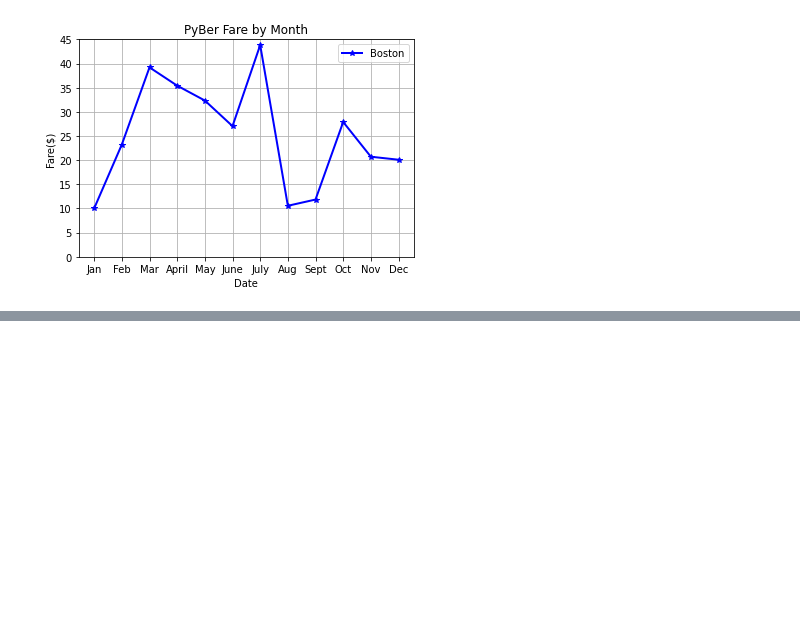
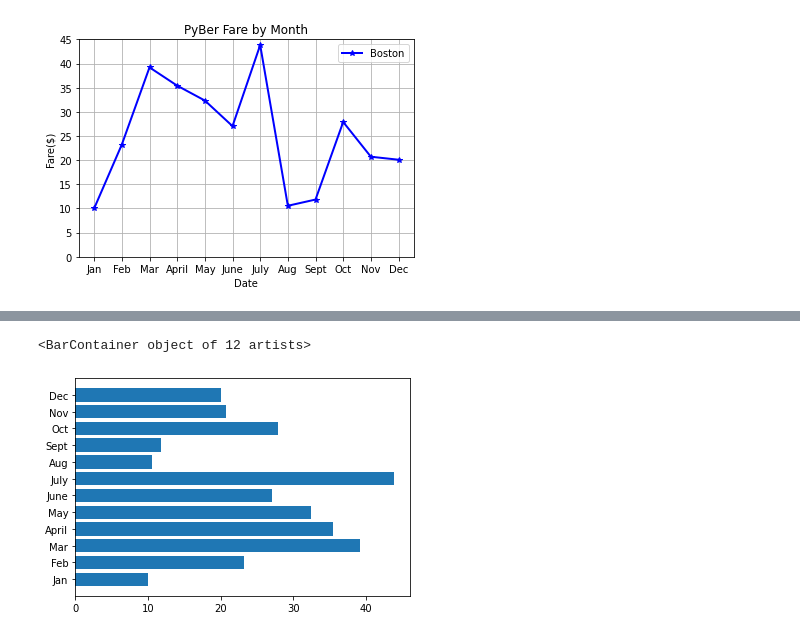
Before and after one commit to colombianguate/PyBer_Analysis, a Jupyter notebook: matplotlib_prac.ipynb, the cells around one changed output, grey strips where cells are left out. Drawn from its saved outputs; the diff is of its cells as text; code cells hidden in the pictures; blank space fills up the shorter version.

```diff
--- a/matplotlib_prac.ipynb
+++ b/matplotlib_prac.ipynb
@@ -56,0 +76,6 @@ plt.legend()
+# %%
+# Create the plot
+plt.barh(x_axis, y_axis)
+# %% [output]
+<BarContainer object of 12 artists>
+[figure, added]
```
Also changed, not shown: parts of 19 cells of this notebook, 1 other file.
